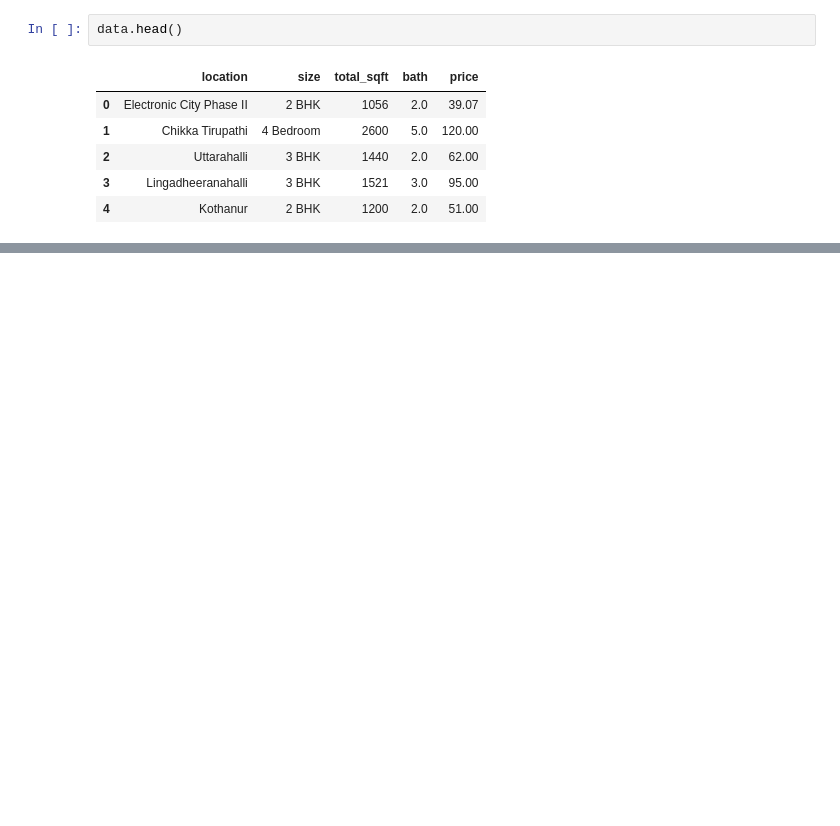
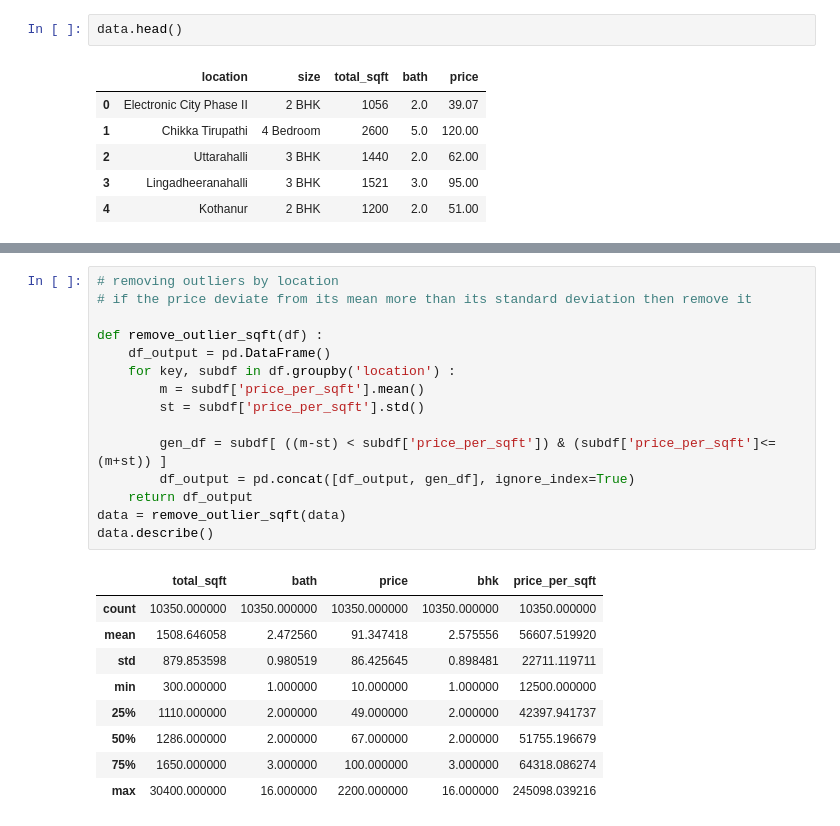
Before and after one commit to Void-Ark/Mini-Projects, a Jupyter notebook: Bengaluru house price prediction/pridictor.ipynb, the cells around one changed output, grey strips where cells are left out. Cells and saved outputs as stored; diff of their text form; blank space fills up the shorter version.

```diff
--- a/Bengaluru house price prediction/pridictor.ipynb
+++ b/Bengaluru house price prediction/pridictor.ipynb
@@ -84,0 +234,25 @@ Name: location, Length: 1305, dtype: int64
+# %%
+# removing outliers by location
+# if the price deviate from its mean more than its standard deviation then remove it
+
+def remove_outlier_sqft(df) :
+    df_output = pd.DataFrame()
+    for key, subdf in df.groupby('location') :
+        m = subdf['price_per_sqft'].mean()
+        st = subdf['price_per_sqft'].std()
+
+        gen_df = subdf[ ((m-st) < subdf['price_per_sqft']) & (subdf['price_per_sqft']<= (m+st)) ]
+        df_output = pd.concat([df_output, gen_df], ignore_index=True)
+    return df_output
+data = remove_outlier_sqft(data)
+data.describe()
+# %% [output]
+|  | total_sqft | bath | price | bhk | price_per_sqft |
+| count | 10350.000000 | 10350.000000 | 10350.000000 | 10350.000000 | 10350.000000 |
+| mean | 1508.646058 | 2.472560 | 91.347418 | 2.575556 | 56607.519920 |
+| std | 879.853598 | 0.980519 | 86.425645 | 0.898481 | 22711.119711 |
+| min | 300.000000 | 1.000000 | 10.000000 | 1.000000 | 12500.000000 |
+| 25% | 1110.000000 | 2.000000 | 49.000000 | 2.000000 | 42397.941737 |
+| 50% | 1286.000000 | 2.000000 | 67.000000 | 2.000000 | 51755.196679 |
+| 75% | 1650.000000 | 3.000000 | 100.000000 | 3.000000 | 64318.086274 |
+| max | 30400.000000 | 16.000000 | 2200.000000 | 16.000000 | 245098.039216 |
```
Also changed, not shown: parts of 37 cells of this notebook, 4 other files.
